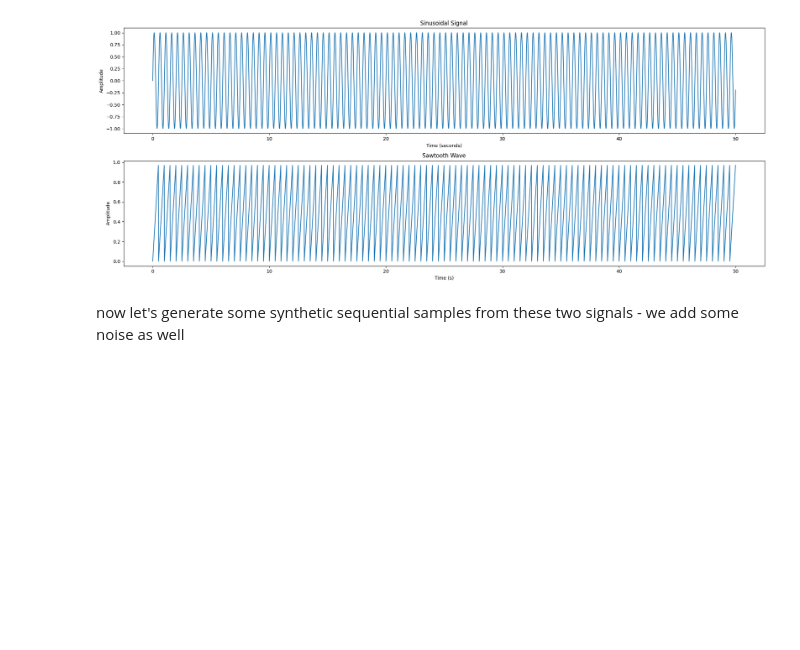
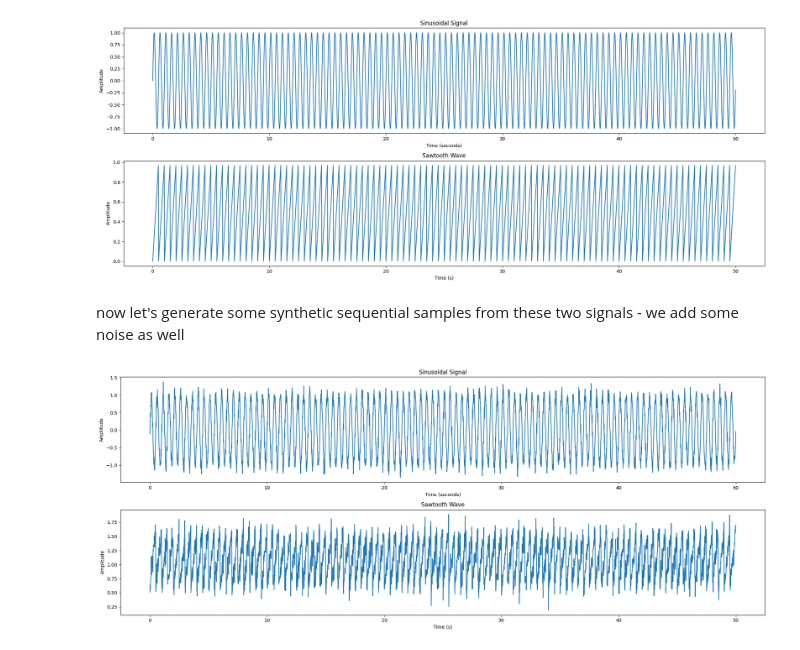
Before and after one commit to msoley/CSCI-535, a Jupyter notebook: ML_basics.ipynb, the cells around one changed output. Cells and saved outputs as stored; diff of their text form; code cells hidden in the pictures; blank space fills up the shorter version.

```diff
--- a/ML_basics.ipynb
+++ b/ML_basics.ipynb
@@ -225,6 +223,46 @@ plt.show()
 [figure]
 # %% [markdown]
 now let's generate some synthetic sequential samples from these two signals - we add some noise as well
-# %%
-sawtooth_wave += np.random.normal(0, .2, sawtooth_wave.shape)
-sine_wave += np.random.normal(0, .2, sine_wave.shape)
+# %%
+sine_wave += np.random.normal(0, .05, sine_wave.shape)
+sawtooth_wave += np.random.normal(0.1, .05, sawtooth_wave.shape)
+syn_seq_len = 100
+n=200
+fig, axs = plt.subplots(2, 1, figsize=(20, 8))
+# Plot the sine wave
+axs[0].plot(time, sine_wave)
+axs[0].set_xlabel("Time (seconds)")
+axs[0].set_ylabel("Amplitude")
+axs[0].set_title("Sinusoidal Signal")
+
+# Plot the sawtooth wave
+axs[1].plot(time, sawtooth_wave)
+axs[1].set_xlabel("Time (s)")
+axs[1].set_ylabel("Amplitude")
+axs[1].set_title("Sawtooth Wave")
+plt.tight_layout()
+
+plt.show()
+
+sine_samples = np.zeros((n, syn_seq_len))
+sawtooth_samples =  sine_samples.copy()
+for i in range(n):
+  j = random.randint(0,len(sine_wave)-syn_seq_len)
+  sine_samples[i,:]=sine_wave[j:j+syn_seq_len]
+  k = random.randint(0,len(sawtooth_wave)-syn_seq_len)
+  sawtooth_samples[i,:]=sawtooth_wave[k:k+syn_seq_len]
+
+samples = np.concatenate((sine_samples,sawtooth_samples),axis=0)
+labels = np.zeros((2*n,))
+labels[n:] = 1
+#let's shuffle them and split
+idx = np.arange(2*n,dtype=np.int32)
+np.random.shuffle(idx)
+samples = samples[idx,:]
+labels = labels[idx]
+
+#set train and test set indices
+train_set =  np.arange(np.round(2*n*0.75),dtype=np.int32)
+test_set = np.arange(np.round(2*n*0.75),2*n,dtype=np.int32)
+# %% [output]
+[figure, added]
```
Also changed, not shown: parts of 6 cells of this notebook.
